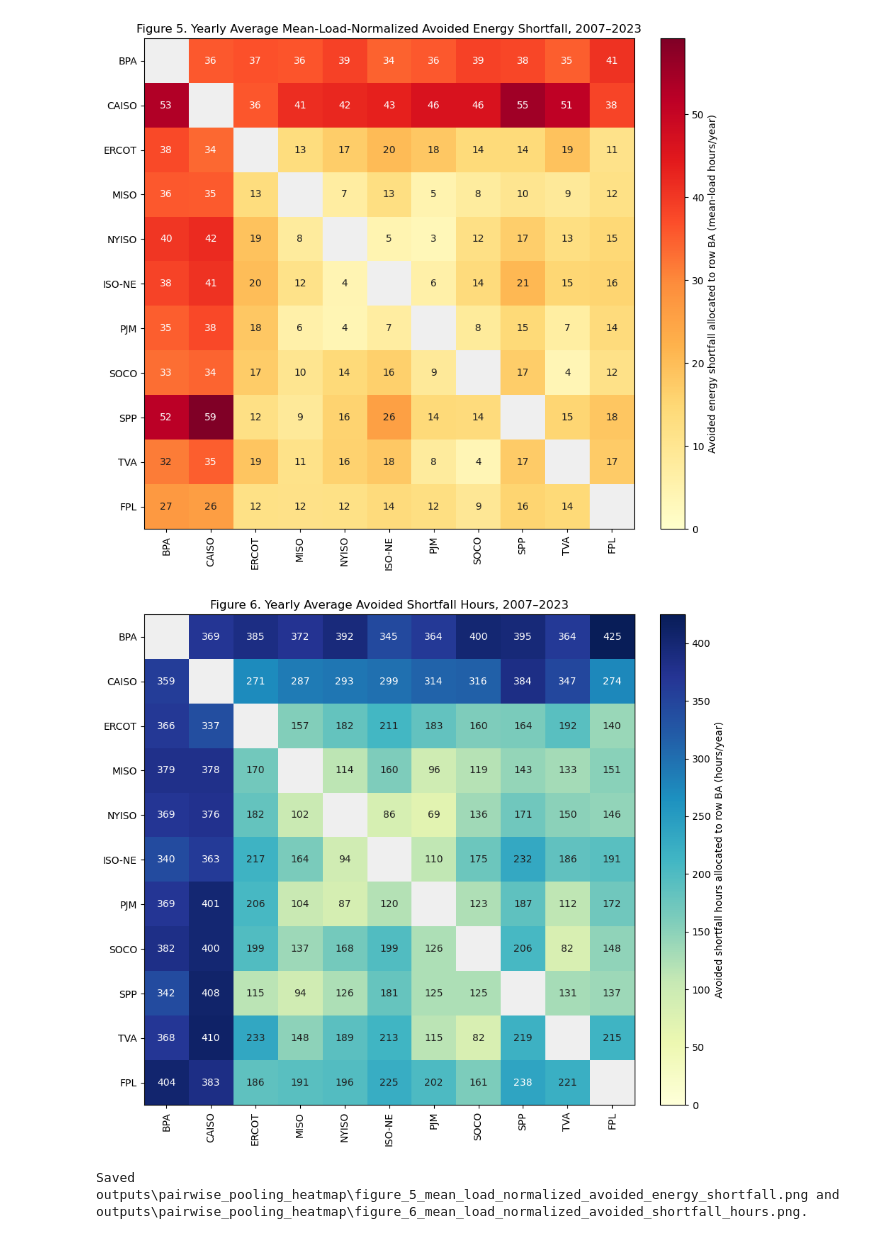
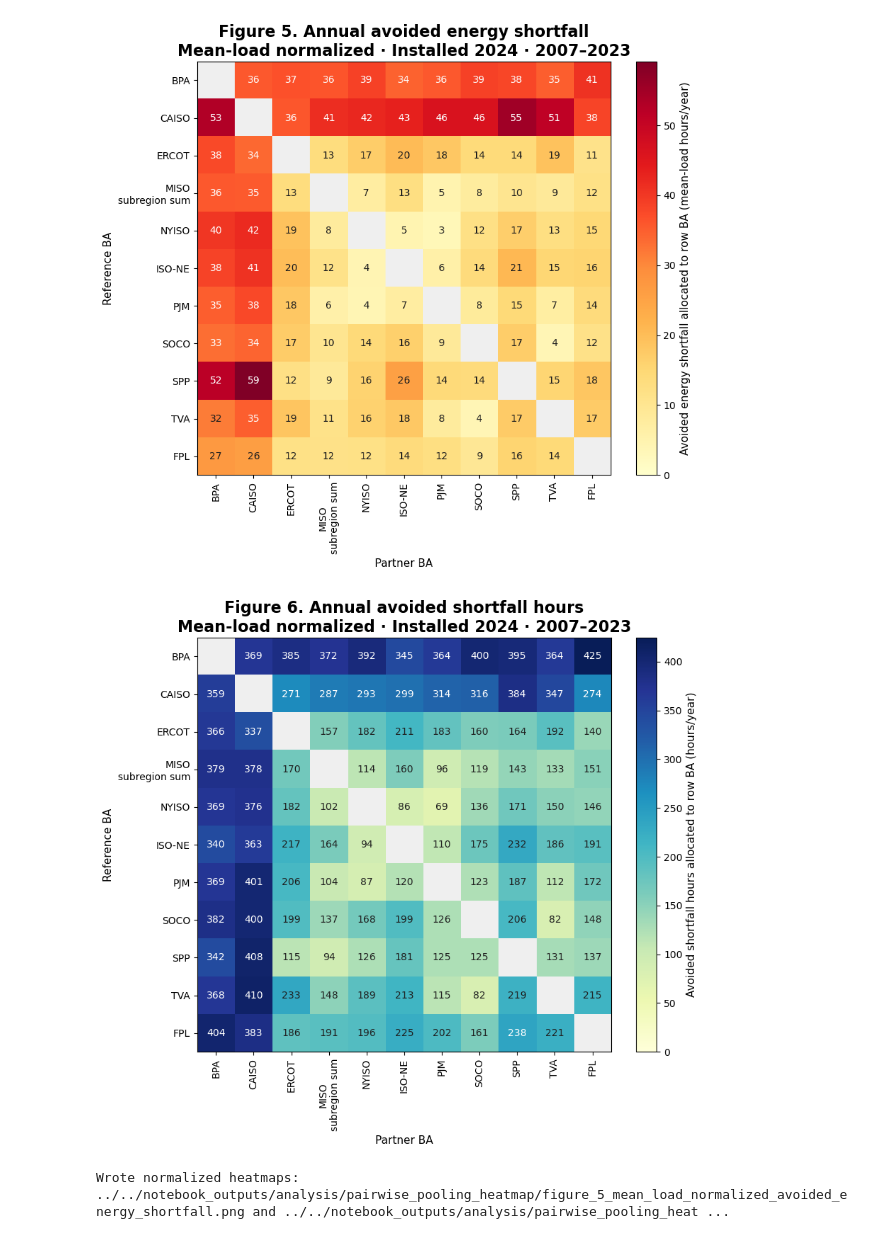
Before and after one commit to charliephillips4201/wxdata-notebooks, a Jupyter notebook: notebooks/analysis/pairwise_pooling_heatmap.ipynb, the cells around one changed output. Saved outputs shown, nothing was run; the diff lists cells and outputs as text; code cells hidden in the pictures.

Commit message:
Update notebook companion, coverage guide, and release checks

```diff
--- a/notebooks/analysis/pairwise_pooling_heatmap.ipynb
+++ b/notebooks/analysis/pairwise_pooling_heatmap.ipynb
@@ -133,8 +458,25 @@ The same yearly-average matrices supply the plotted colors, annotations, and col
 # %%
-def plot_pairwise_heatmap(matrix, title, output_path, cmap_name, colorbar_label):
+plt.rcParams.update({
+    "font.size": 10,
+    "axes.titlesize": 12,
+    "axes.labelsize": 11,
+    "xtick.labelsize": 10,
+    "ytick.labelsize": 10,
+    "legend.fontsize": 9,
+    "legend.frameon": False,
+})
+
+LABELS = {
+    "BPAT": "BPA", "CISO": "CAISO", "ERCO": "ERCOT", "MISO_SUBREGION_SUM": "MISO\nsubregion sum",
+    "NYIS": "NYISO", "ISNE": "ISO-NE", "PJM": "PJM", "SOCO": "SOCO",
+    "SWPP": "SPP", "TVA": "TVA", "FPL": "FPL",
+}
+
+def plot_pairwise_heatmap(matrix, title, output_path, cmap_name, colorbar_label, vmax=None, annotation_fontsize=10):
     values = matrix.to_numpy(dtype=float)
     finite = values[np.isfinite(values)]
-    vmax = max(float(finite.max()), 1.0)
+    if vmax is None:
+        vmax = max(float(finite.max()), 1.0)
     labels = [LABELS.get(code, code) for code in BA_CODES]
 
     fig, ax = plt.subplots(figsize=(10, 8))
@@ -143,39 +485,57 @@ def plot_pairwise_heatmap(matrix, title, output_path, cmap_name, colorbar_label)
     image = ax.imshow(np.ma.masked_invalid(values), cmap=cmap, vmin=0, vmax=vmax)
     ax.set_xticks(range(len(labels)), labels, rotation=90)
     ax.set_yticks(range(len(labels)), labels)
-    ax.set_title(title)
+    ax.set_title(title, fontsize=16, fontweight="bold")
+    ax.set_xlabel("Partner BA")
+    ax.set_ylabel("Reference BA")
     for row in range(len(labels)):
         for column in range(len(labels)):
             value = values[row, column]
             if np.isfinite(value):
                 color = "white" if value >= 0.55 * vmax else "#1f1f1f"
-                ax.text(column, row, f"{value:.0f}", ha="center", va="center", fontsize=10, color=color)
+                ax.text(column, row, f"{value:.0f}", ha="center", va="center", fontsize=annotation_fontsize, color=color)
     colorbar = fig.colorbar(image, ax=ax, fraction=0.046, pad=0.04)
     colorbar.set_label(colorbar_label)
     fig.tight_layout()
     fig.savefig(output_path, dpi=180, bbox_inches="tight")
     plt.show()
     plt.close(fig)
 
 
 figure_5_path = OUTPUT_DIR / "figure_5_mean_load_normalized_avoided_energy_shortfall.png"
 figure_6_path = OUTPUT_DIR / "figure_6_mean_load_normalized_avoided_shortfall_hours.png"
 plot_pairwise_heatmap(
     energy_per_year,
-    "Figure 5. Yearly Average Mean-Load-Normalized Avoided Energy Shortfall, 2007–2023",
+    "Figure 5. Annual avoided energy shortfall\nMean-load normalized · Installed 2024 · 2007–2023",
     figure_5_path,
     "YlOrRd",
     "Avoided energy shortfall allocated to row BA (mean-load hours/year)",
 )
 plot_pairwise_heatmap(
     hours_per_year,
-    "Figure 6. Yearly Average Avoided Shortfall Hours, 2007–2023",
+    "Figure 6. Annual avoided shortfall hours\nMean-load normalized · Installed 2024 · 2007–2023",
     figure_6_path,
     "YlGnBu",
     "Avoided shortfall hours allocated to row BA (hours/year)",
 )
-print(f"Saved {figure_5_path} and {figure_6_path}.")
+print(f"Wrote normalized heatmaps: {figure_5_path.as_posix()} and {figure_6_path.as_posix()}")
+# Raw-MW comparisons use the same plotting function and yearly aggregation.
+plot_pairwise_heatmap(
+    raw_energy_per_year,
+    "Annual avoided energy shortfall\nRaw MW · Installed 2024 · 2007–2023",
+    OUTPUT_DIR / "figure_5_raw_avoided_energy_shortfall.png",
+    "YlOrRd",
+    "Avoided energy shortfall allocated to row BA (MWh/year)",
+    annotation_fontsize=7,
+)
+plot_pairwise_heatmap(
+    raw_hours_per_year,
+    "Annual avoided shortfall hours\nRaw MW · Installed 2024 · 2007–2023",
+    OUTPUT_DIR / "figure_6_raw_avoided_shortfall_hours.png",
+    "YlGnBu",
+    "Avoided shortfall hours allocated to row BA (hours/year)",
+)
 # %% [output]
-[figure, old version]
+[figure, new version]
-[figure, old version]
+[figure, new version]
-Saved outputs\pairwise_pooling_heatmap\figure_5_mean_load_normalized_avoided_energy_shortfall.png and outputs\pairwise_pooling_heatmap\figure_6_mean_load_normalized_avoided_shortfall_hours.png.
+Wrote normalized heatmaps: ../../notebook_outputs/analysis/pairwise_pooling_heatmap/figure_5_mean_load_normalized_avoided_energy_shortfall.png and ../../notebook_outputs/analysis/pairwise_pooling_heat ...
```
Also changed, not shown: parts of 30 cells of this notebook, 36 other files.
